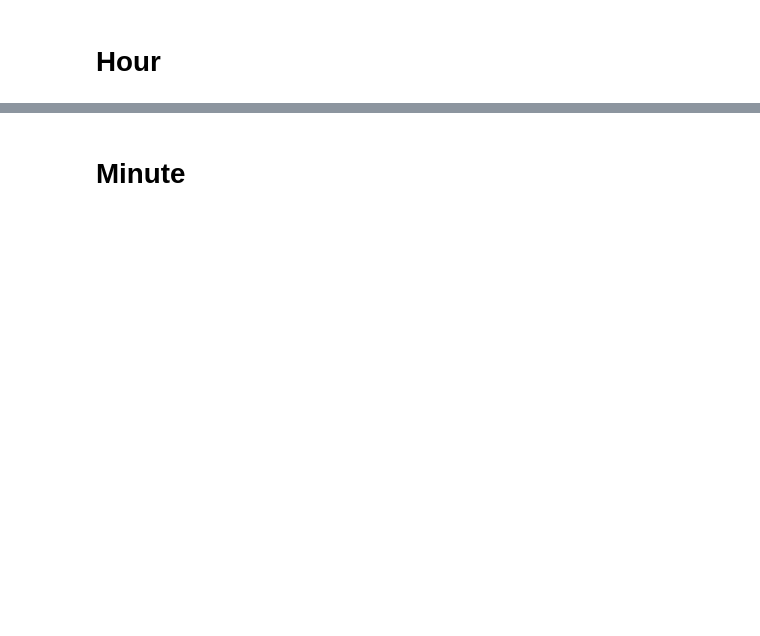
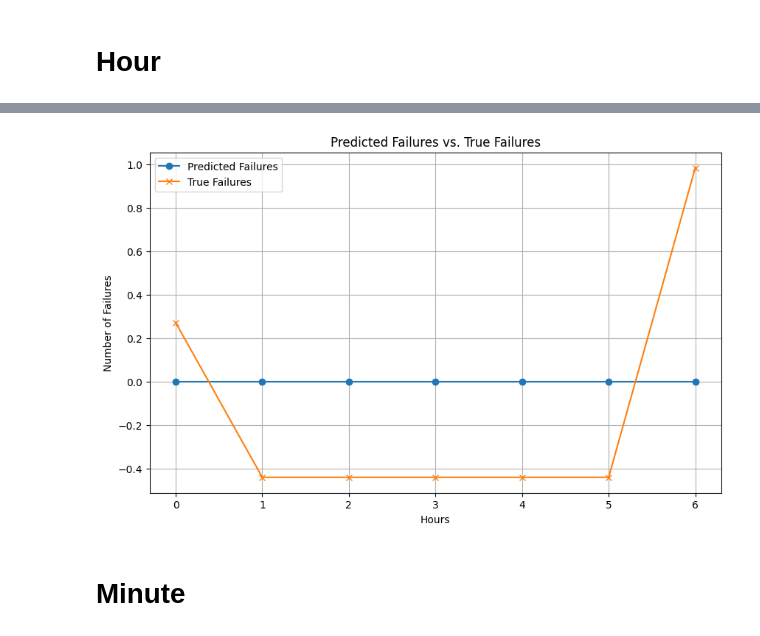
Before and after one commit to yyzangg/honours-programme-project, a Jupyter notebook: TCN.ipynb, the cells around one changed output, grey strips where cells are left out. Saved outputs shown, nothing was run; the diff lists cells and outputs as text; code cells hidden in the pictures; blank space fills up the shorter version.

```diff
--- a/TCN.ipynb
+++ b/TCN.ipynb
@@ -306,23 +341,37 @@ Epoch 20/20
 # %%
-# Evaluate the model using Mean Squred Error
-mae_hour = tcn_model_hour.evaluate(X_test_hour, y_test_hour, verbose=0)[1]
-print(f'Model Mean Squared Error: {mae_hour:.4f}\n')
+index_hour = 500  # Can be any valid starting point
 
-# Select a starting point for predictions
-input_data_tcn = X_test_hour[3]
+input_data_hour = X_test_hour[index_hour]
 
-# Make predictions with the TCN model
-predicted_failures_tcn = predict_future_failures_tcn(tcn_model_hour, input_data_tcn, sequence_length, prediction_steps_tcn)
+# Make predictions
+predicted_failures_hour = predict_future_failures_tcn(tcn_model_hour, input_data_hour, sequence_length, prediction_steps_tcn)
 
-# Print the predicted failures for TCN
-print("Predicted Failures for the Next 7 Time Steps (TCN):")
-print(predicted_failures_tcn)
+# # Denormalize the predicted failures
+# predicted_failures_denormalized_hour = np.array(predicted_failures_hour) * (target_max_hour - target_min_hour) + target_min_hour
+
+# Get the true failures for the specified number of hours
+true_failures_hour = y_test_hour[index_hour:index_hour + prediction_steps_tcn]
+
+# Print the predicted failures
+print("Predicted failures for the next 7 hours:")
+print(predicted_failures_hour)
 
 # Evaluate the predictions using Mean Squared Error
-mse_predictions = np.mean((predicted_failures_tcn - y_test_hour[3:3+prediction_steps_tcn])**2)
+mse_predictions = np.mean((predicted_failures_hour - true_failures_hour)**2)
 print(f'\nMean Squared Error for Predictions: {mse_predictions:.4f}\n')
 
 # Evaluate the predictions using Mean Absolute Error
-mae_predictions = np.mean(np.abs(predicted_failures_tcn - y_test_hour[3:3+prediction_steps_tcn]))
-print(f'Mean Absolute Error for Predictions: {mae_predictions:.4f}\n')
+mae_predictions = np.mean(np.abs(predicted_failures_hour - true_failures_hour))
+print(f'Mean Absolute Error for Predictions: {mae_predictions:.4f}')
+
+# Plot predicted failures vs. true failures
+plt.figure(figsize=(10, 6))
+plt.plot(predicted_failures_hour, label='Predicted Failures', marker='o')
+plt.plot(true_failures_hour, label='True Failures', marker='x')
+plt.xlabel('Hours')
+plt.ylabel('Number of Failures')
+plt.title('Predicted Failures vs. True Failures')
+plt.legend()
+plt.grid(True)
+plt.show()
 # %% [output]
@@ -344,3 +391,4 @@ Mean Absolute Error for Predictions: 0.4041
+[figure, added]
 # %% [markdown]
 # Minute
 # %%
```
Also changed, not shown: parts of 26 cells of this notebook, 6 other files.
